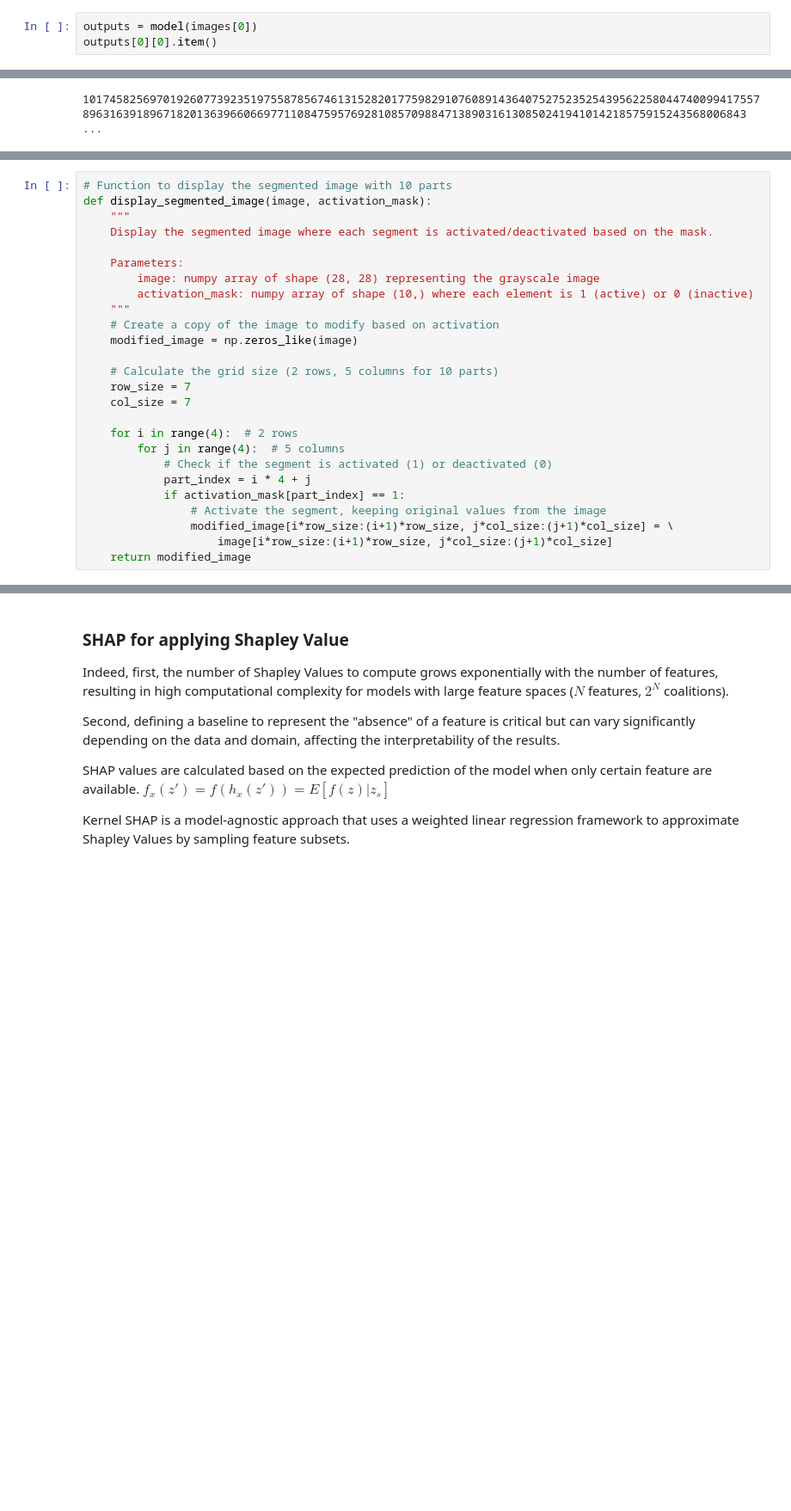
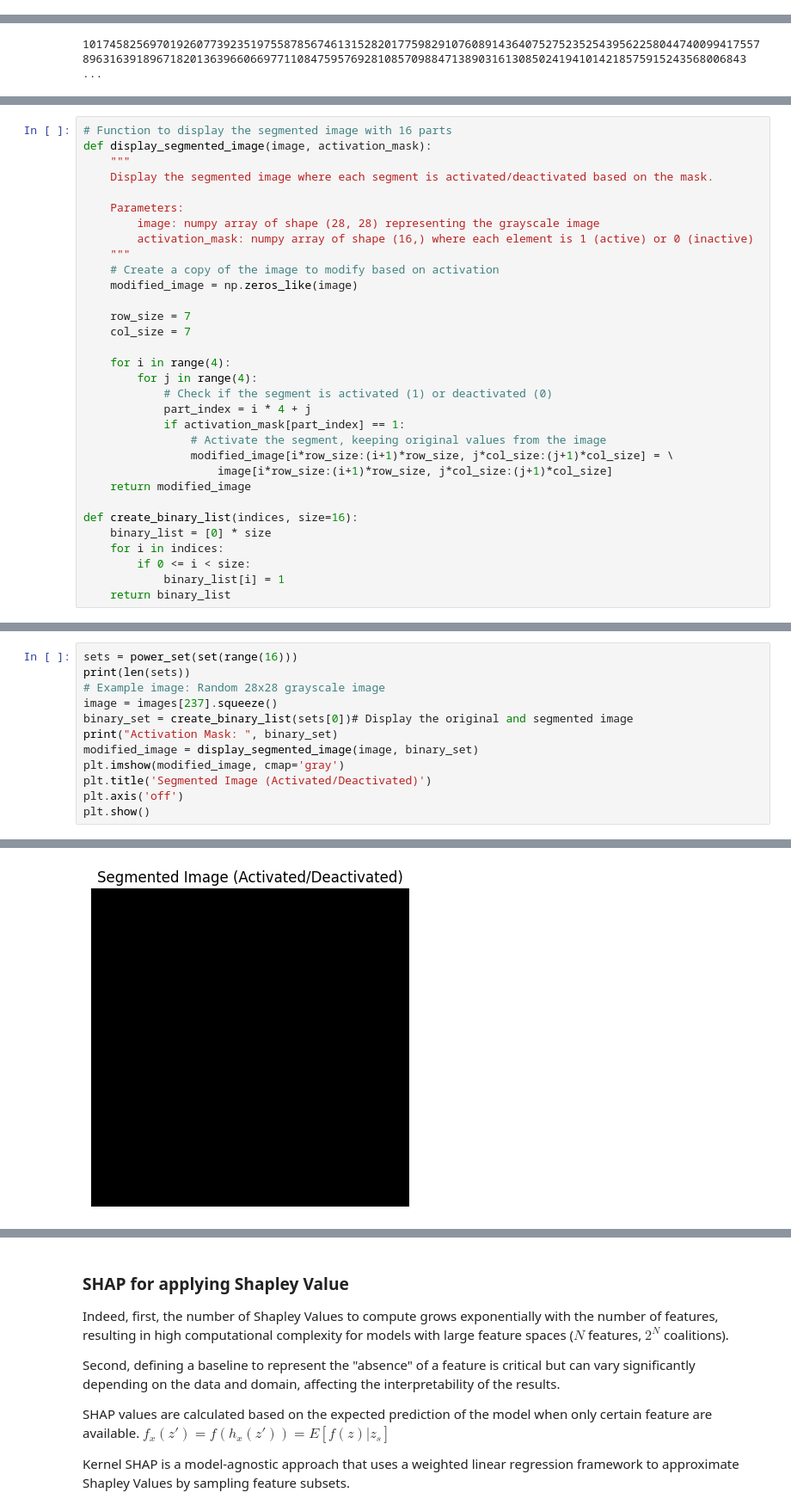
Before and after one commit to raph2268/XAI_methods, a Jupyter notebook: SHAP.ipynb, the cells around one changed output, grey strips where cells are left out. Shown: that part at 86% size. Saved outputs shown, nothing was run; the diff lists cells and outputs as text; blank space fills up the shorter version.

```diff
--- a/SHAP.ipynb
+++ b/SHAP.ipynb
@@ -199,6 +190,3 @@ We can now check the one that the model struggled with
 images[0].shape
 # %% [output]
 torch.Size([1, 28, 28])
-# %%
-outputs = model(images[0])
-outputs[0][0].item()
@@ -297,22 +284,21 @@ sets = power_set(set(range(16)), 1000)
 # %%
-# Function to display the segmented image with 10 parts
+# Function to display the segmented image with 16 parts
 def display_segmented_image(image, activation_mask):
     """
     Display the segmented image where each segment is activated/deactivated based on the mask.
 
     Parameters:
         image: numpy array of shape (28, 28) representing the grayscale image
-        activation_mask: numpy array of shape (10,) where each element is 1 (active) or 0 (inactive)
+        activation_mask: numpy array of shape (16,) where each element is 1 (active) or 0 (inactive)
     """
     # Create a copy of the image to modify based on activation
     modified_image = np.zeros_like(image)
 
-    # Calculate the grid size (2 rows, 5 columns for 10 parts)
     row_size = 7
     col_size = 7
 
-    for i in range(4):  # 2 rows
-        for j in range(4):  # 5 columns
+    for i in range(4):
+        for j in range(4):
             # Check if the segment is activated (1) or deactivated (0)
             part_index = i * 4 + j
             if activation_mask[part_index] == 1:
@@ -320,3 +306,10 @@ def display_segmented_image(image, activation_mask):
                 modified_image[i*row_size:(i+1)*row_size, j*col_size:(j+1)*col_size] = \
                     image[i*row_size:(i+1)*row_size, j*col_size:(j+1)*col_size]
     return modified_image
+
+def create_binary_list(indices, size=16):
+    binary_list = [0] * size
+    for i in indices:
+        if 0 <= i < size:
+            binary_list[i] = 1
+    return binary_list
@@ -329,0 +316,13 @@ def create_binary_list(indices, size =16):
+# %%
+sets = power_set(set(range(16)))
+print(len(sets))
+# Example image: Random 28x28 grayscale image
+image = images[237].squeeze()
+binary_set = create_binary_list(sets[0])# Display the original and segmented image
+print("Activation Mask: ", binary_set)
+modified_image = display_segmented_image(image, binary_set)
+plt.imshow(modified_image, cmap='gray')
+plt.title('Segmented Image (Activated/Deactivated)')
+plt.axis('off')
+plt.show()
+# %% [output]
@@ -329,0 +331 @@ def create_binary_list(indices, size =16):
+[figure, added]
```
Also changed, not shown: parts of 28 cells of this notebook.
